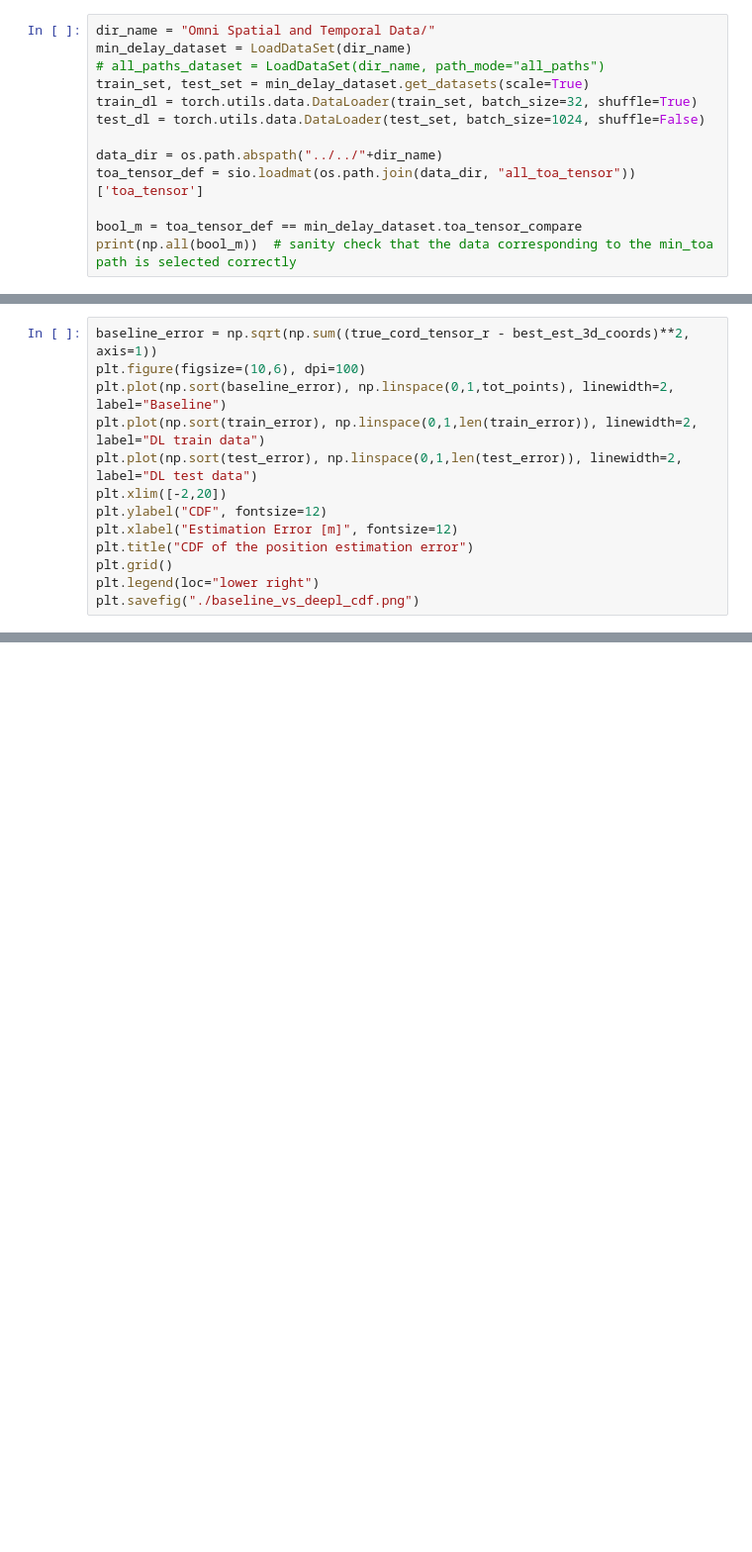
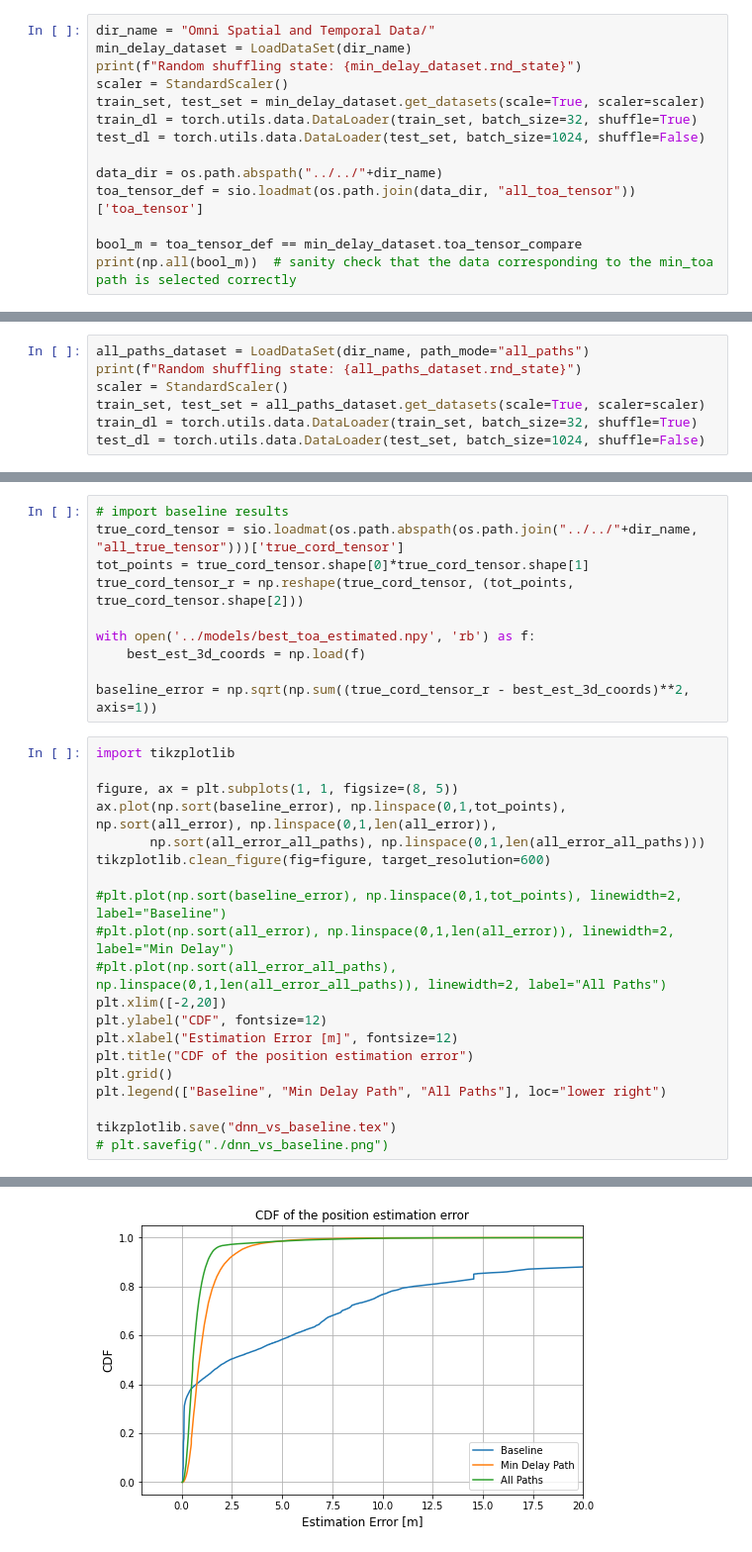
Before and after one commit to tommyazz/uav-localization, a Jupyter notebook: scratch/deep_learning_positioning.ipynb, the cells around one changed output, grey strips where cells are left out. Shown at 99% size. Cells and saved outputs as stored; diff of their text form; blank space fills up the shorter version.

Commit message:
Fixed some missing parts in the notebook deep_learning_positioning. Add random state for the shuffling in train_test_split

```diff
--- a/scratch/deep_learning_positioning.ipynb
+++ b/scratch/deep_learning_positioning.ipynb
@@ -17,8 +17,9 @@ cuda:0
 # %%
 dir_name = "Omni Spatial and Temporal Data/"
 min_delay_dataset = LoadDataSet(dir_name)
-# all_paths_dataset = LoadDataSet(dir_name, path_mode="all_paths")
-train_set, test_set = min_delay_dataset.get_datasets(scale=True)
+print(f"Random shuffling state: {min_delay_dataset.rnd_state}")
+scaler = StandardScaler()
+train_set, test_set = min_delay_dataset.get_datasets(scale=True, scaler=scaler)
 train_dl = torch.utils.data.DataLoader(train_set, batch_size=32, shuffle=True)
 test_dl = torch.utils.data.DataLoader(test_set, batch_size=1024, shuffle=False)
 
@@ -238,0 +163,7 @@ Estimated Total Size (MB): 0.66
+# %%
+all_paths_dataset = LoadDataSet(dir_name, path_mode="all_paths")
+print(f"Random shuffling state: {all_paths_dataset.rnd_state}")
+scaler = StandardScaler()
+train_set, test_set = all_paths_dataset.get_datasets(scale=True, scaler=scaler)
+train_dl = torch.utils.data.DataLoader(train_set, batch_size=32, shuffle=True)
+test_dl = torch.utils.data.DataLoader(test_set, batch_size=1024, shuffle=False)
@@ -239,14 +296,31 @@ Estimated Total Size (MB): 0.66
+# %%
+# import baseline results
+true_cord_tensor = sio.loadmat(os.path.abspath(os.path.join("../../"+dir_name, "all_true_tensor")))['true_cord_tensor']
+tot_points = true_cord_tensor.shape[0]*true_cord_tensor.shape[1]
+true_cord_tensor_r = np.reshape(true_cord_tensor, (tot_points, true_cord_tensor.shape[2]))
+
+with open('../models/best_toa_estimated.npy', 'rb') as f:
+    best_est_3d_coords = np.load(f)
+
+baseline_error = np.sqrt(np.sum((true_cord_tensor_r - best_est_3d_coords)**2, axis=1))
 # %%
-baseline_error = np.sqrt(np.sum((true_cord_tensor_r - best_est_3d_coords)**2, axis=1))
-plt.figure(figsize=(10,6), dpi=100)
-plt.plot(np.sort(baseline_error), np.linspace(0,1,tot_points), linewidth=2, label="Baseline")
-plt.plot(np.sort(train_error), np.linspace(0,1,len(train_error)), linewidth=2, label="DL train data")
-plt.plot(np.sort(test_error), np.linspace(0,1,len(test_error)), linewidth=2, label="DL test data")
+import tikzplotlib
+
+figure, ax = plt.subplots(1, 1, figsize=(8, 5))
+ax.plot(np.sort(baseline_error), np.linspace(0,1,tot_points), np.sort(all_error), np.linspace(0,1,len(all_error)),
+       np.sort(all_error_all_paths), np.linspace(0,1,len(all_error_all_paths)))
+tikzplotlib.clean_figure(fig=figure, target_resolution=600)
+
+#plt.plot(np.sort(baseline_error), np.linspace(0,1,tot_points), linewidth=2, label="Baseline")
+#plt.plot(np.sort(all_error), np.linspace(0,1,len(all_error)), linewidth=2, label="Min Delay")
+#plt.plot(np.sort(all_error_all_paths), np.linspace(0,1,len(all_error_all_paths)), linewidth=2, label="All Paths")
 plt.xlim([-2,20])
 plt.ylabel("CDF", fontsize=12)
 plt.xlabel("Estimation Error [m]", fontsize=12)
 plt.title("CDF of the position estimation error")
 plt.grid()
-plt.legend(loc="lower right")
-plt.savefig("./baseline_vs_deepl_cdf.png")
+plt.legend(["Baseline", "Min Delay Path", "All Paths"], loc="lower right")
+
+tikzplotlib.save("dnn_vs_baseline.tex")
+# plt.savefig("./dnn_vs_baseline.png")
 # %% [output]
@@ -269,0 +327 @@ Finished Training
+[figure, added]
```
Also changed, not shown: parts of 20 cells of this notebook, 5 other files.
